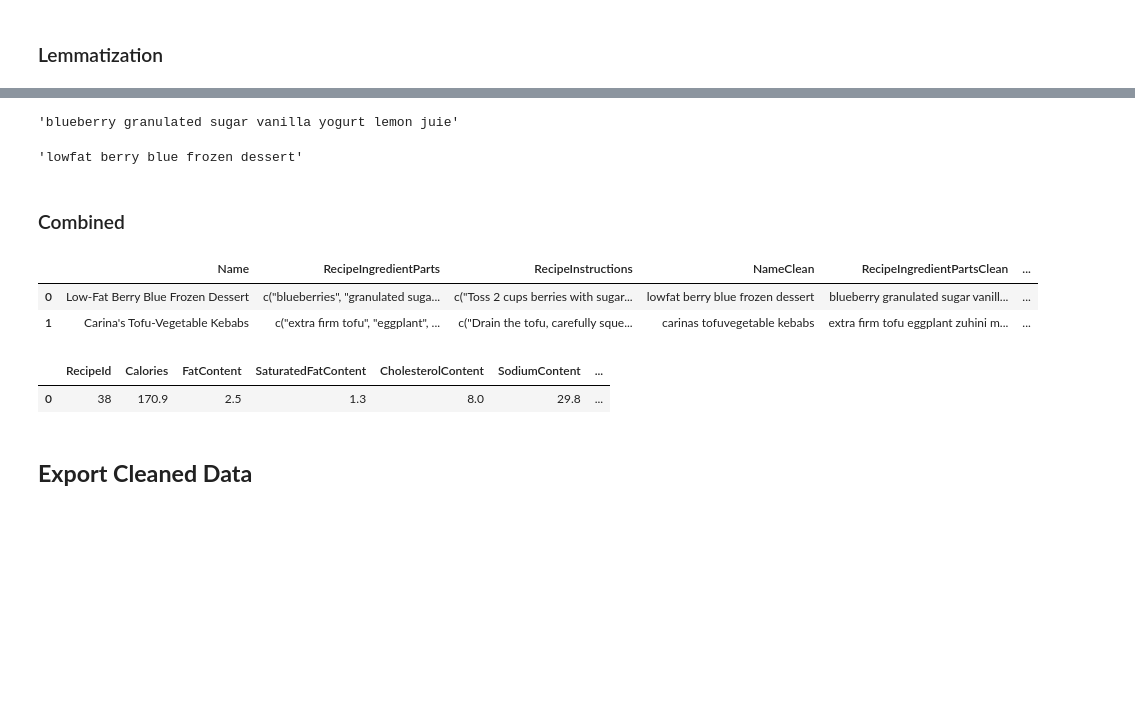
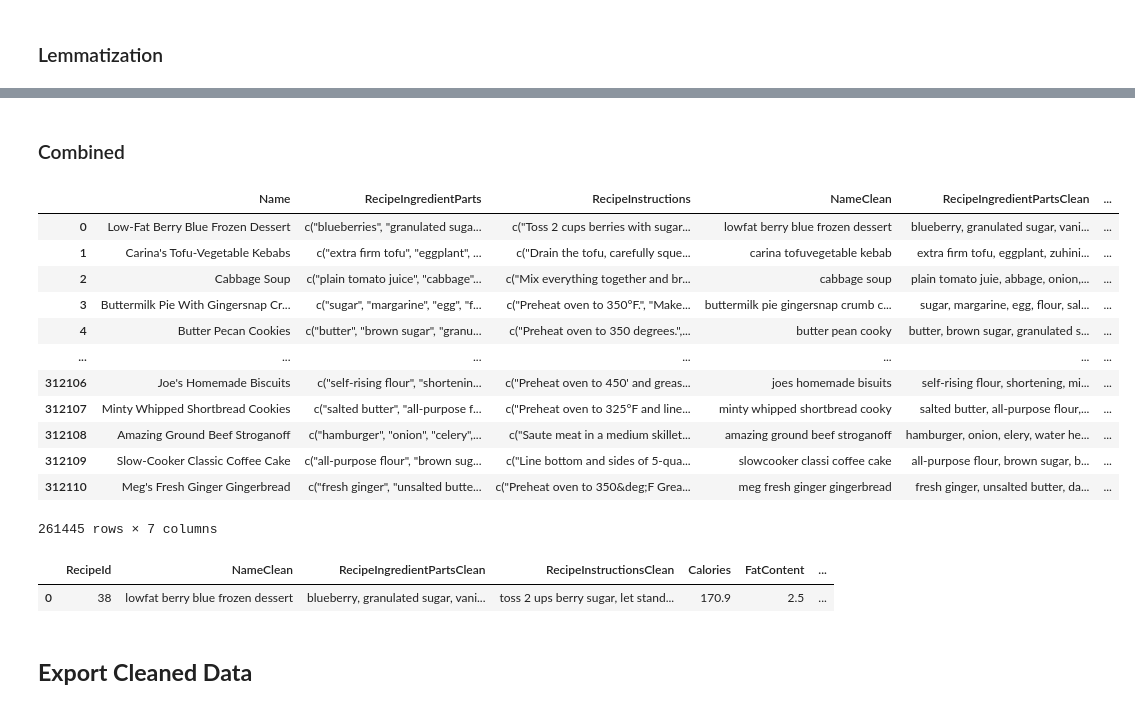
Before and after one commit to raihanromzi/ta-diet-food-recsys-serendipity, a Jupyter notebook: jupyter-notebook/ta_recsys_diet_preprocessing.ipynb, the cells around one changed output, grey strips where cells are left out. Drawn from its saved outputs; the diff is of its cells as text; code cells hidden in the pictures; blank space fills up the shorter version.

```diff
--- a/jupyter-notebook/ta_recsys_diet_preprocessing.ipynb
+++ b/jupyter-notebook/ta_recsys_diet_preprocessing.ipynb
@@ -337,7 +334,14 @@ df_casefolding['RecipeInstructionsClean'][0]
+# %%
+def lemmatizationOther(ingredients):
+  words = ingredients.split()
+  lemmatized_words = [lemmatizer.lemmatize(word) for word in words if word.lower() not in stop_words]
+  return ' '.join(lemmatized_words)
 # %%
-df_lemmatization['RecipeIngredientPartsClean'] = df_lemmatization['RecipeIngredientPartsClean'].apply(lemmatization)
+df_lemmatization['RecipeIngredientPartsClean'] = df_lemmatization['RecipeIngredientPartsClean'].apply(lemmatizationIngredients)
 # %%
-df_lemmatization['RecipeInstructionsClean'] = df_lemmatization['RecipeInstructionsClean'].apply(lemmatization)
+df_lemmatization['RecipeInstructionsClean'] = df_lemmatization['RecipeInstructionsClean'].apply(lemmatizationOther)
+# %%
+df_lemmatization['NameClean'] = df_lemmatization['NameClean'].apply(lemmatizationOther)
 # %%
 # After
 df_lemmatization['RecipeIngredientPartsClean'][0]
@@ -372,20 +360,21 @@ df_tokenization['NameToken'] = df_tokenization['NameClean'].apply(tokenize_sente
-# %%
-# After
-df_tokenization['RecipeIngredientPartsToken'][0]
-# %% [output]
-'blueberry granulated sugar vanilla yogurt lemon juie'
-# %%
-# After
-df_tokenization['NameToken'][0]
-# %% [output]
-'lowfat berry blue frozen dessert'
 # %% [markdown]
 ### Combined
-# %%
-df_tokenization['Combined'] = df_tokenization['RecipeIngredientPartsToken'] + df_tokenization['NameToken'] + df_tokenization['RecipeInstructionsClean']
-df_tokenization.head(2)
-# %% [output]
-|  | Name | RecipeIngredientParts | RecipeInstructions | NameClean | RecipeIngredientPartsClean | ... |
-| 0 | Low-Fat Berry Blue Frozen Dessert | c("blueberries", "granulated suga... | c("Toss 2 cups berries with sugar... | lowfat berry blue frozen dessert | blueberry granulated sugar vanill... | ... |
-| 1 | Carina's Tofu-Vegetable Kebabs | c("extra firm tofu", "eggplant", ... | c("Drain the tofu, carefully sque... | carinas tofuvegetable kebabs | extra firm tofu eggplant zuhini m... | ... |
+# %%
+df_lemmatization['Combined'] = df_lemmatization['RecipeIngredientPartsClean'] + df_lemmatization['NameClean'] + df_lemmatization['RecipeInstructionsClean']
+df_lemmatization['Combined'] = df_lemmatization['Combined'].str.replace(',', '')
+df_lemmatization
+# %% [output]
+|  | Name | RecipeIngredientParts | RecipeInstructions | NameClean | RecipeIngredientPartsClean | ... |
+| 0 | Low-Fat Berry Blue Frozen Dessert | c("blueberries", "granulated suga... | c("Toss 2 cups berries with sugar... | lowfat berry blue frozen dessert | blueberry, granulated sugar, vani... | ... |
+| 1 | Carina's Tofu-Vegetable Kebabs | c("extra firm tofu", "eggplant", ... | c("Drain the tofu, carefully sque... | carina tofuvegetable kebab | extra firm tofu, eggplant, zuhini... | ... |
+| 2 | Cabbage Soup | c("plain tomato juice", "cabbage"... | c("Mix everything together and br... | cabbage soup | plain tomato juie, abbage, onion,... | ... |
+| 3 | Buttermilk Pie With Gingersnap Cr... | c("sugar", "margarine", "egg", "f... | c("Preheat oven to 350°F.", "Make... | buttermilk pie gingersnap crumb c... | sugar, margarine, egg, flour, sal... | ... |
+| 4 | Butter Pecan Cookies | c("butter", "brown sugar", "granu... | c("Preheat oven to 350 degrees.",... | butter pean cooky | butter, brown sugar, granulated s... | ... |
+| ... | ... | ... | ... | ... | ... | ... |
+| 312106 | Joe's Homemade Biscuits | c("self-rising flour", "shortenin... | c("Preheat oven to 450' and greas... | joes homemade bisuits | self-rising flour, shortening, mi... | ... |
+| 312107 | Minty Whipped Shortbread Cookies | c("salted butter", "all-purpose f... | c("Preheat oven to 325°F and line... | minty whipped shortbread cooky | salted butter, all-purpose flour,... | ... |
+| 312108 | Amazing Ground Beef Stroganoff | c("hamburger", "onion", "celery",... | c("Saute meat in a medium skillet... | amazing ground beef stroganoff | hamburger, onion, elery, water he... | ... |
+| 312109 | Slow-Cooker Classic Coffee Cake | c("all-purpose flour", "brown sug... | c("Line bottom and sides of 5-qua... | slowcooker classi coffee cake | all-purpose flour, brown sugar, b... | ... |
+| 312110 | Meg's Fresh Ginger Gingerbread | c("fresh ginger", "unsalted butte... | c("Preheat oven to 350&deg;F Grea... | meg fresh ginger gingerbread | fresh ginger, unsalted butter, da... | ... |
+261445 rows × 7 columns
 # %%
@@ -394,8 +383,9 @@ df_combined = df_combined.drop(columns=['RecipeIngredientParts', 'RecipeInstruct
-# %%
-df_combined.head(1)
-# %% [output]
-|  | RecipeId | Calories | FatContent | SaturatedFatContent | CholesterolContent | SodiumContent | ... |
-| 0 | 38 | 170.9 | 2.5 | 1.3 | 8.0 | 29.8 | ... |
+# %%
+df_combined = df_combined[['RecipeId', 'NameClean', 'RecipeIngredientPartsClean', 'RecipeInstructionsClean', 'Calories', 'FatContent', 'SaturatedFatContent', 'CholesterolContent', 'SodiumContent', 'CarbohydrateContent', 'FiberContent', 'SugarContent', 'ProteinContent', 'Combined']]
+df_combined.head(1)
+# %% [output]
+|  | RecipeId | NameClean | RecipeIngredientPartsClean | RecipeInstructionsClean | Calories | FatContent | ... |
+| 0 | 38 | lowfat berry blue frozen dessert | blueberry, granulated sugar, vani... | toss 2 ups berry sugar, let stand... | 170.9 | 2.5 | ... |
 # %% [markdown]
 ## **Export Cleaned Data**
 # %%
```
Also changed, not shown: parts of 26 cells of this notebook, 39 other files.
